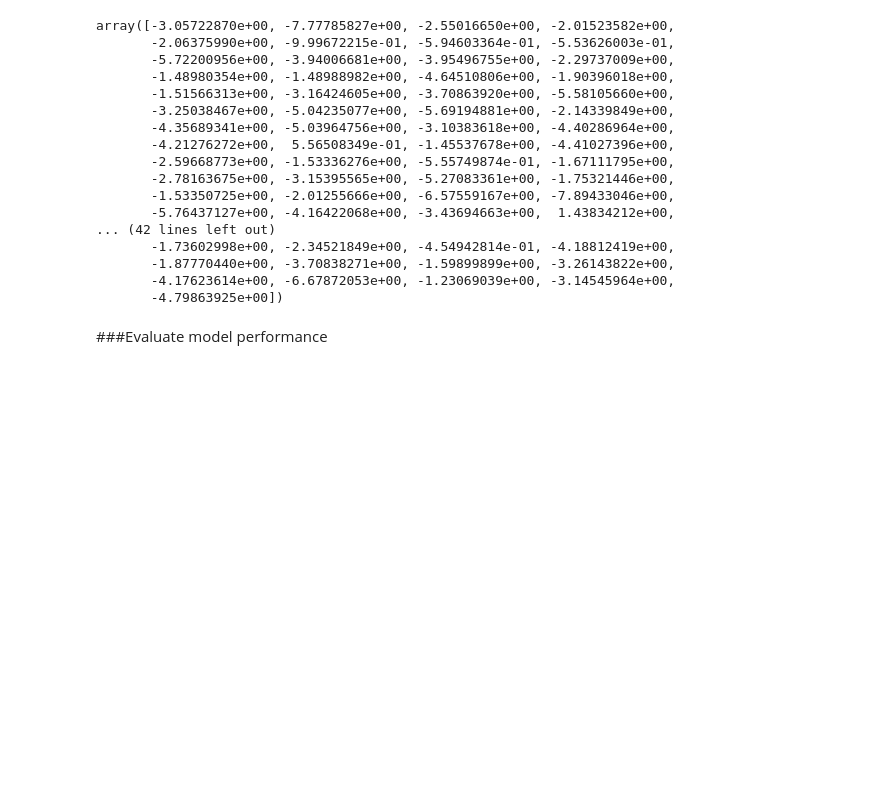
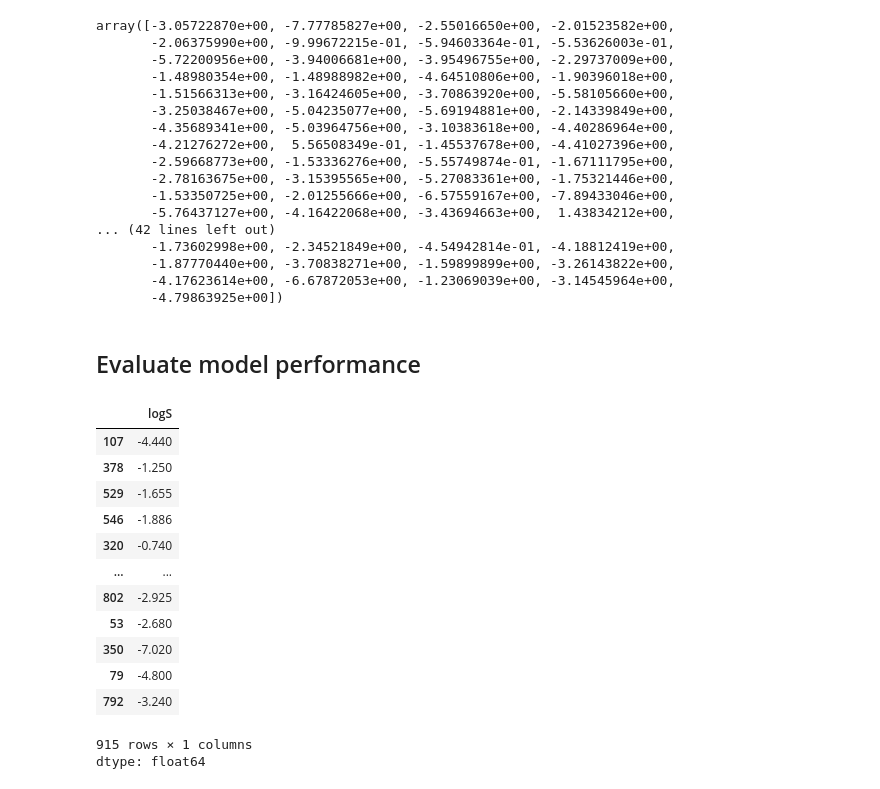
Before and after one commit to synapticwave11/ml, a Jupyter notebook: dany_ml.ipynb, the cells around one changed output. Saved outputs shown, nothing was run; the diff lists cells and outputs as text; code cells hidden in the pictures; blank space fills up the shorter version.

```diff
--- a/dany_ml.ipynb
+++ b/dany_ml.ipynb
@@ -189,4 +185,21 @@ array([-3.05722870e+00, -7.77785827e+00, -2.55016650e+00, -2.01523582e+00,
        -4.17623614e+00, -6.67872053e+00, -1.23069039e+00, -3.14545964e+00,
        -4.79863925e+00])
 # %% [markdown]
-###Evaluate model performance
+## Evaluate model performance
+# %%
+y_train
+# %% [output]
+|  | logS |
+| 107 | -4.440 |
+| 378 | -1.250 |
+| 529 | -1.655 |
+| 546 | -1.886 |
+| 320 | -0.740 |
+| ... | ... |
+| 802 | -2.925 |
+| 53 | -2.680 |
+| 350 | -7.020 |
+| 79 | -4.800 |
+| 792 | -3.240 |
+915 rows × 1 columns
+dtype: float64
```
Also changed, not shown: parts of 28 cells of this notebook.
